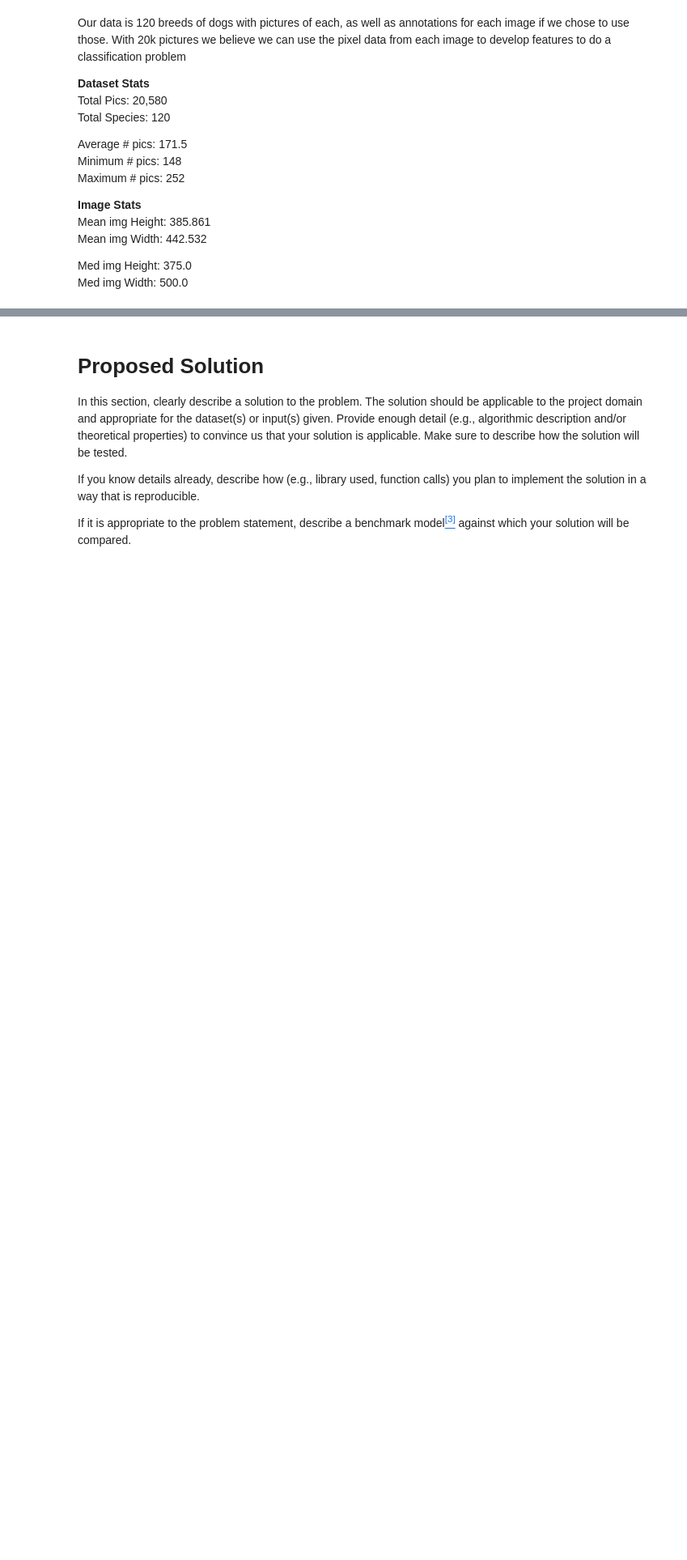
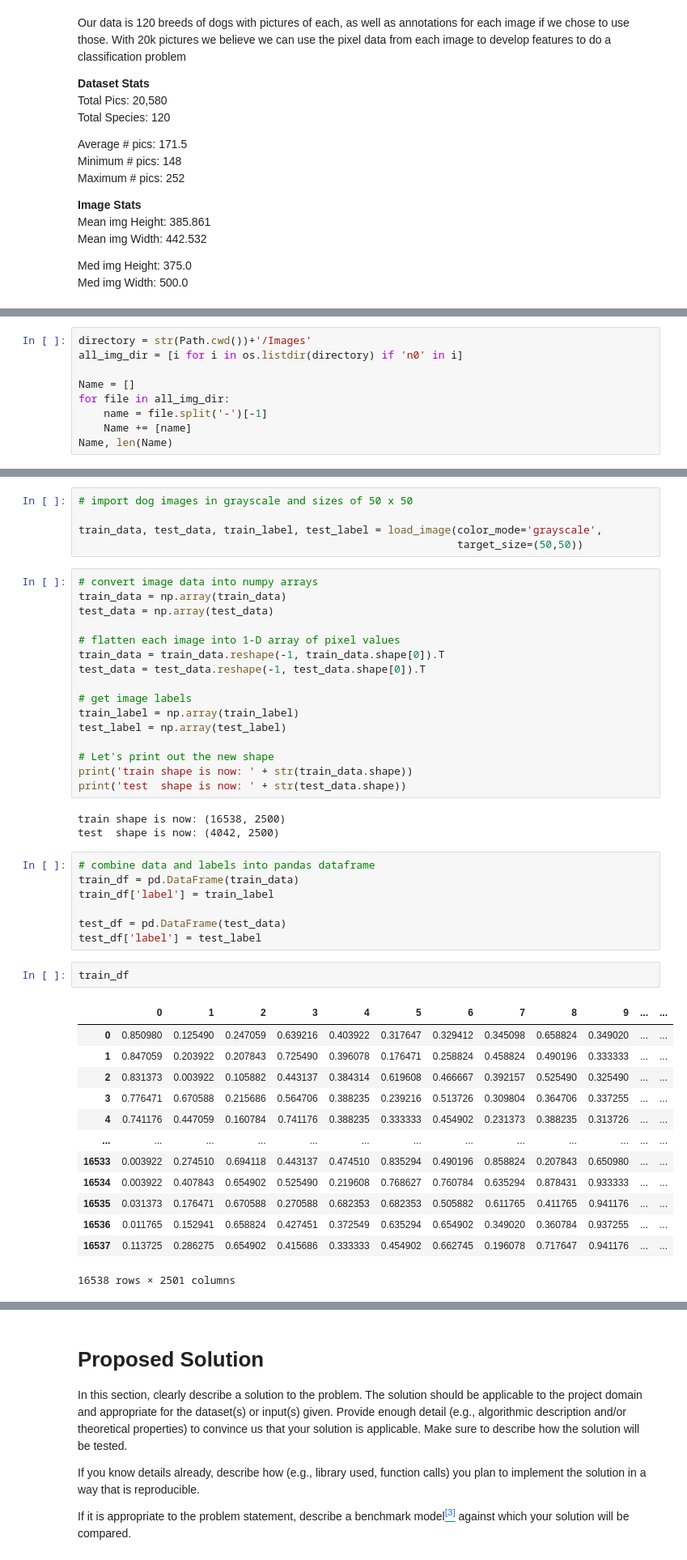
Before and after one commit to COGS118A/Group026-Sp22, a Jupyter notebook: Checkpoint_group026.ipynb, the cells around one changed output, grey strips where cells are left out. Shown: that part at 81% size. Cells and saved outputs as stored; diff of their text form; blank space fills up the shorter version.

Commit message:
Loaded image data

```diff
--- a/Checkpoint_group026.ipynb
+++ b/Checkpoint_group026.ipynb
@@ -66,0 +81,9 @@ Med img Width: 		 500.0
+# %%
+directory = str(Path.cwd())+'/Images'
+all_img_dir = [i for i in os.listdir(directory) if 'n0' in i]
+
+Name = []
+for file in all_img_dir:
+    name = file.split('-')[-1]
+    Name += [name]
+Name, len(Name)
@@ -66,0 +137,47 @@ Med img Width: 		 500.0
+# %%
+# import dog images in grayscale and sizes of 50 x 50
+
+train_data, test_data, train_label, test_label = load_image(color_mode='grayscale',
+                                                            target_size=(50,50))
+# %%
+# convert image data into numpy arrays
+train_data = np.array(train_data)
+test_data = np.array(test_data)
+
+# flatten each image into 1-D array of pixel values
+train_data = train_data.reshape(-1, train_data.shape[0]).T
+test_data = test_data.reshape(-1, test_data.shape[0]).T
+
+# get image labels
+train_label = np.array(train_label)
+test_label = np.array(test_label)
+
+# Let's print out the new shape
+print('train shape is now: ' + str(train_data.shape))
+print('test  shape is now: ' + str(test_data.shape))
+# %% [output]
+train shape is now: (16538, 2500)
+test  shape is now: (4042, 2500)
+# %%
+# combine data and labels into pandas dataframe
+train_df = pd.DataFrame(train_data)
+train_df['label'] = train_label
+
+test_df = pd.DataFrame(test_data)
+test_df['label'] = test_label
+# %%
+train_df
+# %% [output]
+|  | 0 | 1 | 2 | 3 | 4 | 5 | 6 | 7 | 8 | 9 | ... | ... |
+| 0 | 0.850980 | 0.125490 | 0.247059 | 0.639216 | 0.403922 | 0.317647 | 0.329412 | 0.345098 | 0.658824 | 0.349020 | ... | ... |
+| 1 | 0.847059 | 0.203922 | 0.207843 | 0.725490 | 0.396078 | 0.176471 | 0.258824 | 0.458824 | 0.490196 | 0.333333 | ... | ... |
+| 2 | 0.831373 | 0.003922 | 0.105882 | 0.443137 | 0.384314 | 0.619608 | 0.466667 | 0.392157 | 0.525490 | 0.325490 | ... | ... |
+| 3 | 0.776471 | 0.670588 | 0.215686 | 0.564706 | 0.388235 | 0.239216 | 0.513726 | 0.309804 | 0.364706 | 0.337255 | ... | ... |
+| 4 | 0.741176 | 0.447059 | 0.160784 | 0.741176 | 0.388235 | 0.333333 | 0.454902 | 0.231373 | 0.388235 | 0.313726 | ... | ... |
+| ... | ... | ... | ... | ... | ... | ... | ... | ... | ... | ... | ... | ... |
+| 16533 | 0.003922 | 0.274510 | 0.694118 | 0.443137 | 0.474510 | 0.835294 | 0.490196 | 0.858824 | 0.207843 | 0.650980 | ... | ... |
+| 16534 | 0.003922 | 0.407843 | 0.654902 | 0.525490 | 0.219608 | 0.768627 | 0.760784 | 0.635294 | 0.878431 | 0.933333 | ... | ... |
+| 16535 | 0.031373 | 0.176471 | 0.670588 | 0.270588 | 0.682353 | 0.682353 | 0.505882 | 0.611765 | 0.411765 | 0.941176 | ... | ... |
+| 16536 | 0.011765 | 0.152941 | 0.658824 | 0.427451 | 0.372549 | 0.635294 | 0.654902 | 0.349020 | 0.360784 | 0.937255 | ... | ... |
+| 16537 | 0.113725 | 0.286275 | 0.654902 | 0.415686 | 0.333333 | 0.454902 | 0.662745 | 0.196078 | 0.717647 | 0.941176 | ... | ... |
+16538 rows × 2501 columns
```
Also changed, not shown: parts of 5 cells of this notebook.
